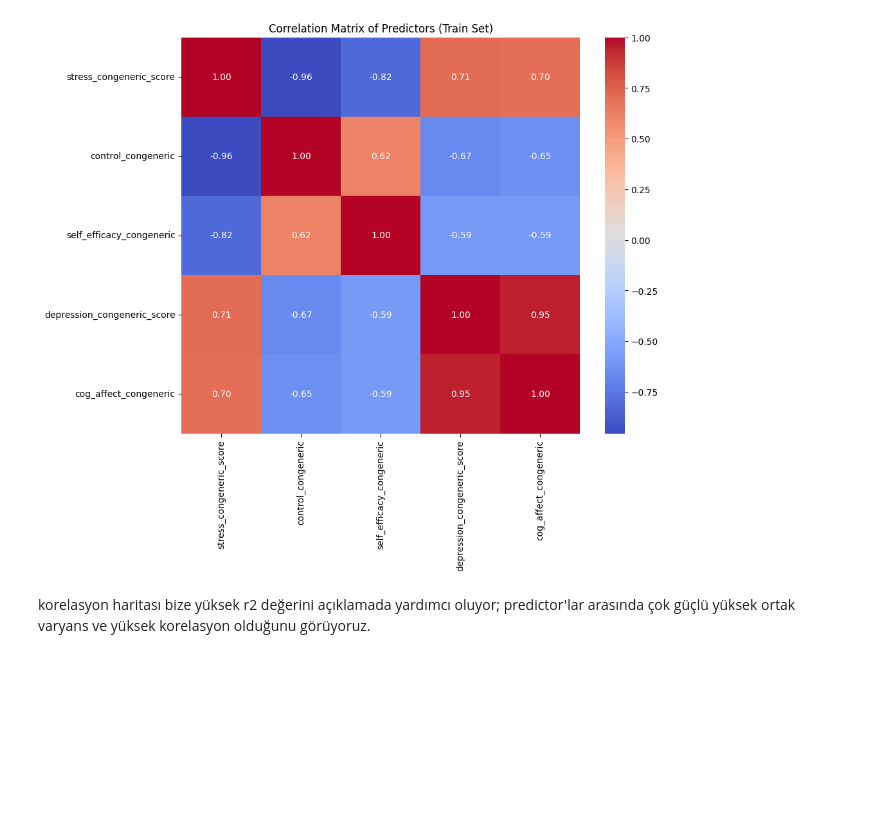
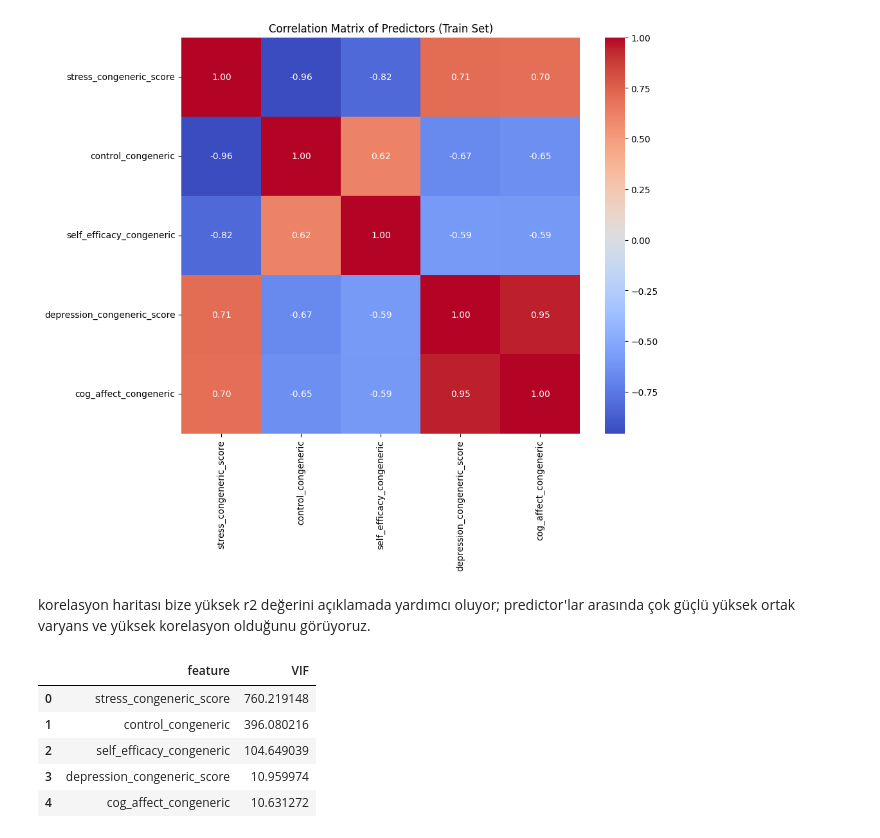
Before and after one commit to caglasu-kachow/learning-potential-analysis, a Jupyter notebook: 05_full_predictive_model.ipynb, the cells around one changed output. Cells and saved outputs as stored; diff of their text form; code cells hidden in the pictures; blank space fills up the shorter version.

```diff
--- a/05_full_predictive_model.ipynb
+++ b/05_full_predictive_model.ipynb
@@ -121,3 +121,21 @@ plt.show()
 [figure]
 # %% [markdown]
 korelasyon haritası bize yüksek r2 değerini açıklamada yardımcı oluyor; predictor'lar arasında çok güçlü yüksek ortak varyans ve yüksek korelasyon olduğunu görüyoruz.
+# %%
+from statsmodels.stats.outliers_influence import variance_inflation_factor
+
+X_vif = X_train.copy().reset_index(drop=True)
+
+vif_data = pd.DataFrame()
+vif_data["feature"] = X_vif.columns
+vif_data["VIF"] = [variance_inflation_factor(X_vif.values, i)
+                   for i in range(X_vif.shape[1])]
+
+vif_data
+# %% [output]
+|  | feature | VIF |
+| 0 | stress_congeneric_score | 760.219148 |
+| 1 | control_congeneric | 396.080216 |
+| 2 | self_efficacy_congeneric | 104.649039 |
+| 3 | depression_congeneric_score | 10.959974 |
+| 4 | cog_affect_congeneric | 10.631272 |
```
Also changed, not shown: parts of 1 cell of this notebook.
